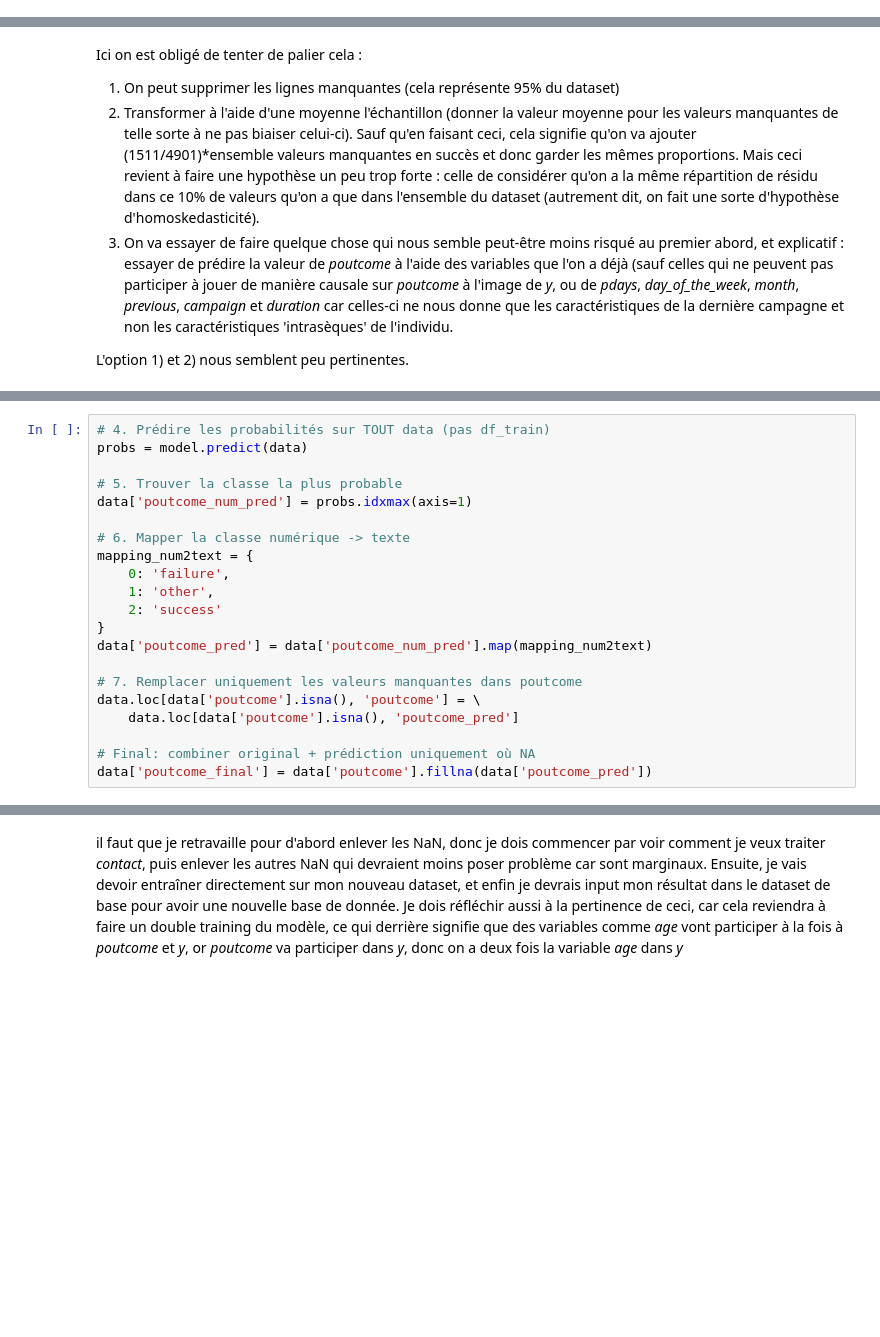
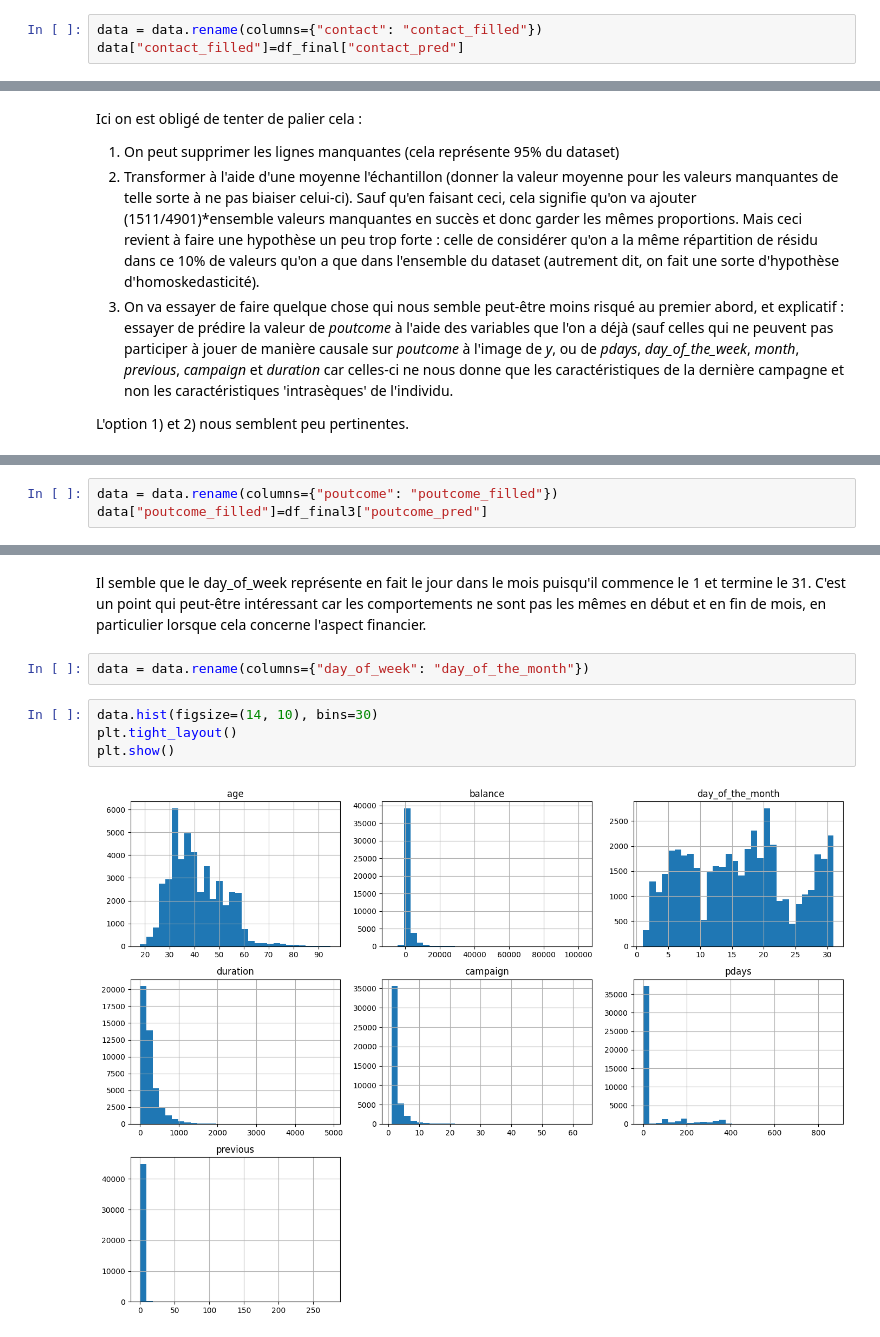
Before and after one commit to Dkdunand/ENSAE-stat-apply-projet, a Jupyter notebook: Maxime AED.ipynb, the cells around one changed output, grey strips where cells are left out. Saved outputs shown, nothing was run; the diff lists cells and outputs as text; blank space fills up the shorter version.

```diff
--- a/Maxime AED.ipynb
+++ b/Maxime AED.ipynb
@@ -168,0 +228,3 @@ FAIRE UN XGBOOST POUR DONNER DES VALEURS à CONTACT AVANT DE DONNER DES VALEURS
+# %%
+data = data.rename(columns={"contact": "contact_filled"})
+data["contact_filled"]=df_final["contact_pred"]
@@ -183,0 +311,3 @@ L'option 1) et 2) nous semblent peu pertinentes.
+# %%
+data = data.rename(columns={"poutcome": "poutcome_filled"})
+data["poutcome_filled"]=df_final3["poutcome_pred"]
@@ -228,27 +373,6 @@ contact[T.telephone]      -0.2242      0.123     -1.816      0.069      -0.466
 age                        0.0097      0.004      2.570      0.010       0.002       0.017
 balance                 7.122e-06   9.11e-06      0.781      0.435   -1.07e-05     2.5e-05
 ==========================================================================================
-# %%
-# 4. Prédire les probabilités sur TOUT data (pas df_train)
-probs = model.predict(data)
-
-# 5. Trouver la classe la plus probable
-data['poutcome_num_pred'] = probs.idxmax(axis=1)
-
-# 6. Mapper la classe numérique -> texte
-mapping_num2text = {
-    0: 'failure',
-    1: 'other',
-    2: 'success'
-}
-data['poutcome_pred'] = data['poutcome_num_pred'].map(mapping_num2text)
-
-# 7. Remplacer uniquement les valeurs manquantes dans poutcome
-data.loc[data['poutcome'].isna(), 'poutcome'] = \
-    data.loc[data['poutcome'].isna(), 'poutcome_pred']
-
-# Final: combiner original + prédiction uniquement où NA
-data['poutcome_final'] = data['poutcome'].fillna(data['poutcome_pred'])
 # %%
 data.describe(include="all")
 # %% [output]
@@ -264,6 +388,13 @@ data.describe(include="all")
 | 50% | 39.000000 | NaN | NaN | NaN | NaN | 448.000000 | NaN | NaN | NaN | 16.000000 | ... |
 | 75% | 48.000000 | NaN | NaN | NaN | NaN | 1428.000000 | NaN | NaN | NaN | 21.000000 | ... |
 | max | 95.000000 | NaN | NaN | NaN | NaN | 102127.000000 | NaN | NaN | NaN | 31.000000 | ... |
-# %% [markdown]
-il faut que je retravaille pour d'abord enlever les NaN, donc je dois commencer par voir comment je veux traiter *contact*, puis enlever les autres NaN qui devraient moins poser problème car sont marginaux. Ensuite, je vais devoir entraîner directement sur mon nouveau dataset, et enfin je devrais input mon résultat dans le dataset de base pour avoir une nouvelle base de donnée.
-Je dois réfléchir aussi à la pertinence de ceci, car cela reviendra à faire un double training du modèle, ce qui derrière signifie que des variables comme *age* vont participer à la fois à *poutcome* et *y*, or *poutcome* va participer dans *y*, donc on a deux fois la variable *age* dans *y*
+# %% [markdown]
+Il semble que le day_of_week représente en fait le jour dans le mois puisqu'il commence le 1 et termine le 31. C'est un point qui peut-être intéressant car les comportements ne sont pas les mêmes en début et en fin de mois, en particulier lorsque cela concerne l'aspect financier.
+# %%
+data = data.rename(columns={"day_of_week": "day_of_the_month"})
+# %%
+data.hist(figsize=(14, 10), bins=30)
+plt.tight_layout()
+plt.show()
+# %% [output]
+[figure, added]
```
Also changed, not shown: parts of 11 cells of this notebook.
